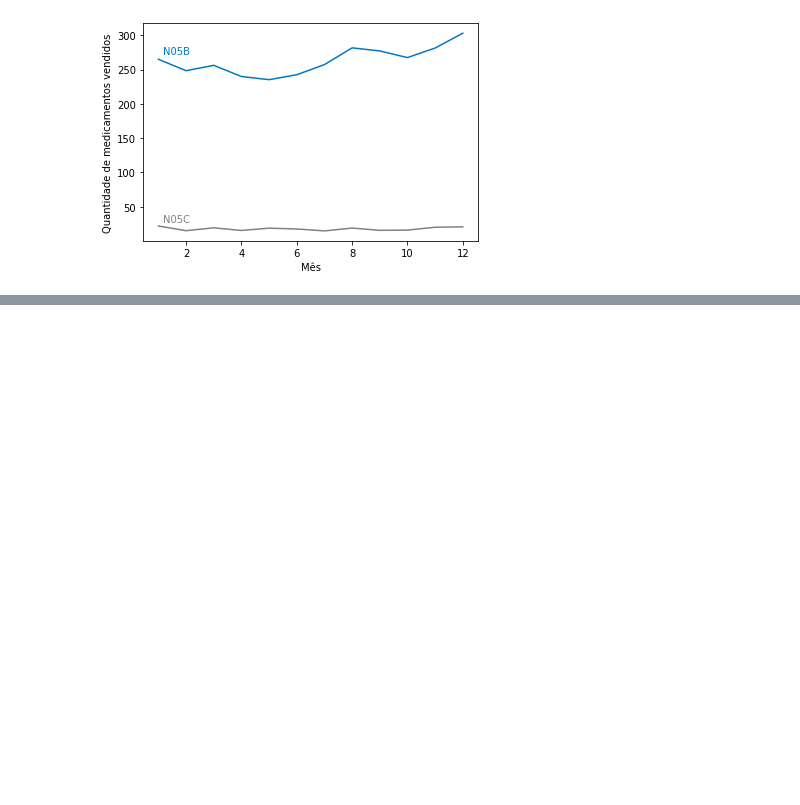
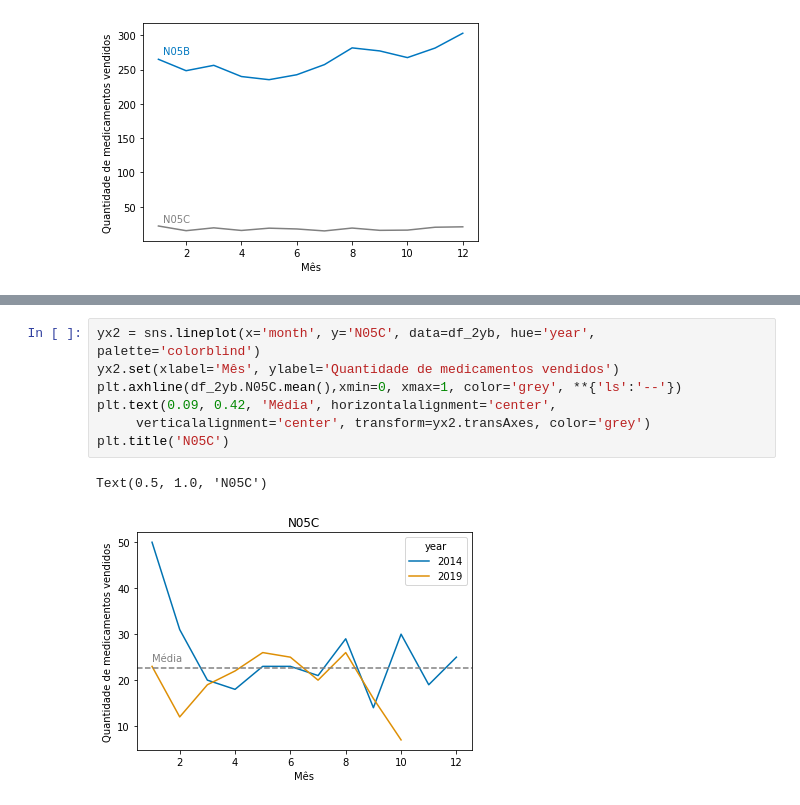
Before and after one commit to ailafelixa/EDA-Pharmaceutical-Sales, a Jupyter notebook: pharma-sales-analysis.ipynb, the cells around one changed output, grey strips where cells are left out. Drawn from its saved outputs; the diff is of its cells as text; blank space fills up the shorter version.

```diff
--- a/pharma-sales-analysis.ipynb
+++ b/pharma-sales-analysis.ipynb
@@ -487,0 +529,10 @@ mx5.set(xlabel='Mês', ylabel='Quantidade de medicamentos vendidos')
+# %%
+yx2 = sns.lineplot(x='month', y='N05C', data=df_2yb, hue='year', palette='colorblind')
+yx2.set(xlabel='Mês', ylabel='Quantidade de medicamentos vendidos')
+plt.axhline(df_2yb.N05C.mean(),xmin=0, xmax=1, color='grey', **{'ls':'--'})
+plt.text(0.09, 0.42, 'Média', horizontalalignment='center',
+     verticalalignment='center', transform=yx2.transAxes, color='grey')
+plt.title('N05C')
+# %% [output]
+Text(0.5, 1.0, 'N05C')
+[figure, added]
```
Also changed, not shown: parts of 5 cells of this notebook.
